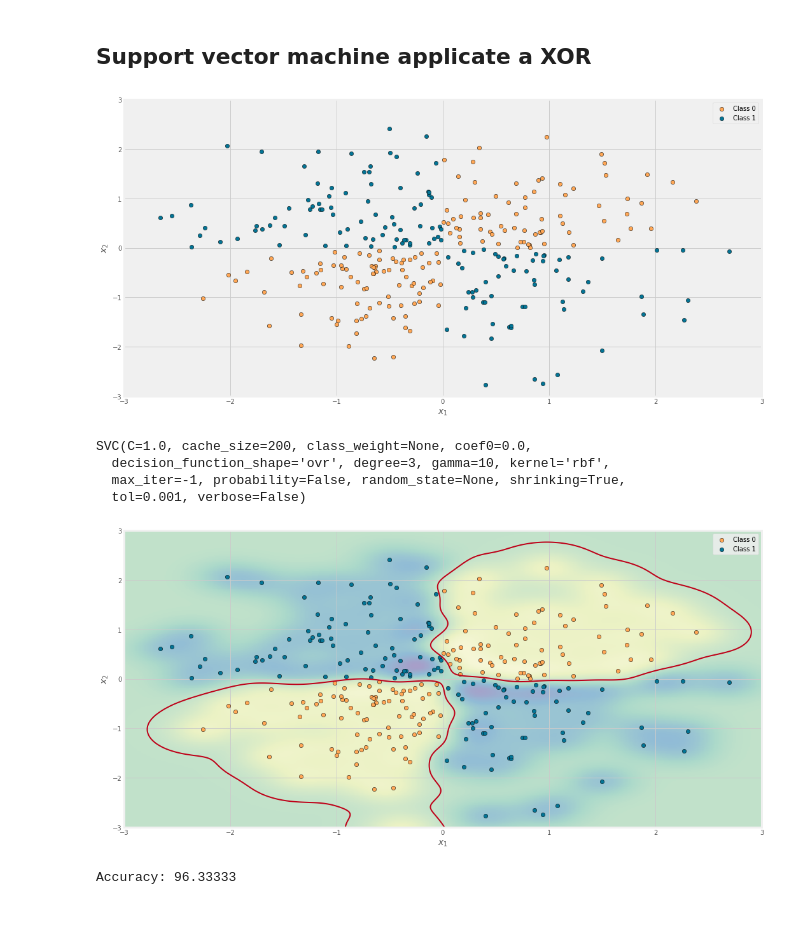
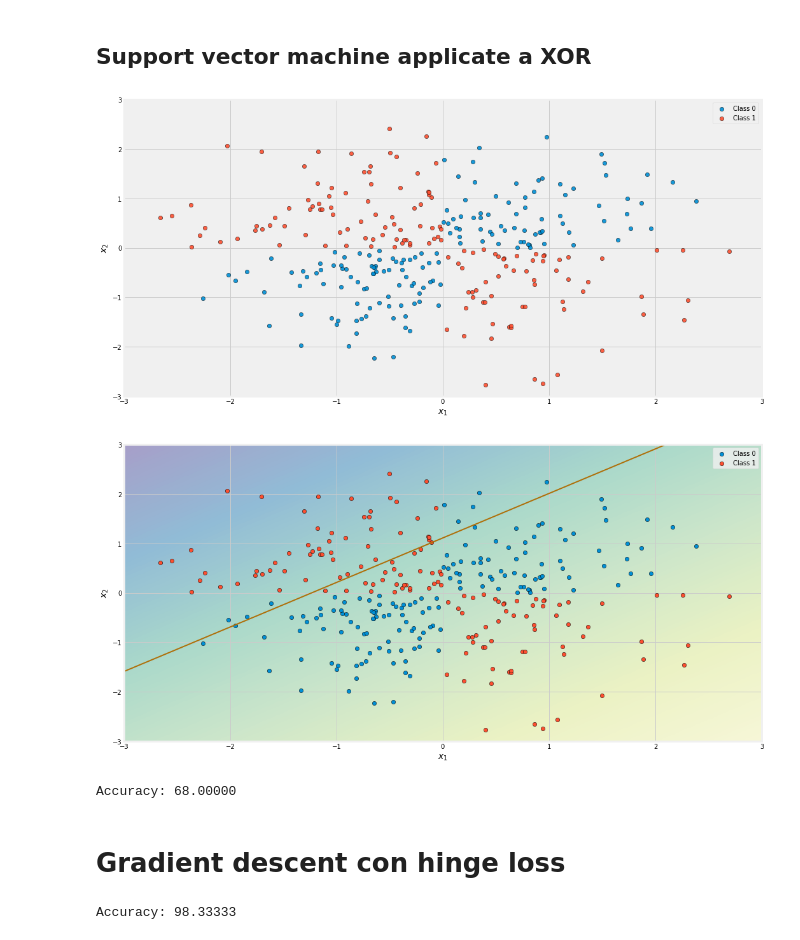
Before and after one commit to tvml/ml1819, a Jupyter notebook: codici/svm_xor.ipynb, the cells around one changed output. Drawn from its saved outputs; the diff is of its cells as text; code cells hidden in the pictures.

```diff
--- a/codici/svm_xor.ipynb
+++ b/codici/svm_xor.ipynb
@@ -32,8 +34,11 @@ plt.rcParams['figure.figsize'] = (16, 8)
 plt.rcParams['lines.linewidth'] = 2
 plt.rcParams['lines.markersize'] = 8
 
-colors = ['xkcd:pale orange', 'xkcd:sea blue', 'xkcd:pale red', 'xkcd:sage green', 'xkcd:terra cotta', 'xkcd:dull purple', 'xkcd:teal', 'xkcd:goldenrod', 'xkcd:cadet blue',
-          'xkcd:scarlet']
+colors = ['#008fd5', '#fc4f30', '#e5ae38', '#6d904f', '#8b8b8b', '#810f7c',
+'#137e6d', '#be0119', '#3b638c', '#af6f09', '#008fd5', '#fc4f30', '#e5ae38', '#6d904f', '#8b8b8b',
+'#810f7c', '#137e6d', '#be0119', '#3b638c', '#af6f09']
+
+cmap = mcolors.LinearSegmentedColormap.from_list("", ["#82cafc", "#069af3", "#0485d1", colors[0], colors[8]])
 cmap_big = cm.get_cmap('Spectral', 512)
 cmap = mcolors.ListedColormap(cmap_big(np.linspace(0.5, 1, 128)))
 # %%
@@ -45,10 +50,9 @@ Y = np.logical_xor(X[:, 0] > 0, X[:, 1] > 0)
 # %%
 fig = plt.figure(figsize=(16,8))
 fig.patch.set_facecolor('white')
-ax = fig.gca()
-for i, c in zip(range(2), colors):
+for i in range(2):
     idx = np.where(Y == i)
-    plt.scatter(X[idx, 0], X[idx, 1], c=c, s=40, edgecolors='k', label='Class {0:d}'.format(i),cmap=cMap)
+    plt.scatter(X[idx, 0], X[idx, 1], c=colors[i], s=40, edgecolors='k', alpha = .9, label='Class {0:d}'.format(i),cmap=cmap)
 plt.xlabel('$x_1$', fontsize=14)
 plt.ylabel('$x_2$', fontsize=14)
 plt.xticks(fontsize=10)
@@ -58,47 +62,44 @@ plt.ylim(-3, 3)
 plt.legend()
 plt.show()
 # %% [output]
-[figure, old version]
+[figure, new version]
 # %%
 # fit the model
-clf= svm.SVC(gamma=10)
-#clf=svm.SVC(kernel='linear')
+#clf= svm.SVC(gamma=10)
+clf=svm.SVC(kernel='linear')
 #clf=svm.SVC(kernel='poly', degree=3, coef0=1)
 #clf=svm.SVC(kernel='sigmoid', gamma=15)
-clf.fit(X, Y)
+clf = clf.fit(X, Y)
-# %% [output]
-SVC(C=1.0, cache_size=200, class_weight=None, coef0=0.0,
-  decision_function_shape='ovr', degree=3, gamma=10, kernel='rbf',
-  max_iter=-1, probability=False, random_state=None, shrinking=True,
-  tol=0.001, verbose=False)
 # %%
 # plot the decision function for each datapoint on the grid
 Z = clf.decision_function(np.c_[xx.ravel(), yy.ravel()])
 Z = Z.reshape(xx.shape)
 
 fig = plt.figure(figsize=(16,8))
 fig.patch.set_facecolor('white')
 ax = fig.gca()
 imshow_handle = plt.imshow(Z, interpolation='nearest',
            extent=(xx.min(), xx.max(), yy.min(), yy.max()), aspect='auto',
            origin='lower', alpha=.5, cmap=cmap)
 contours = plt.contour(xx, yy, Z, levels=[0], linewidths=2,
                        linetypes='--', colors=[colors[9]])
-for i, c in zip(range(2), plot_colors):
+for i in range(2):
     idx = np.where(Y == i)
-    plt.scatter(X[idx, 0], X[idx, 1], c=c, edgecolors='k', s=40,
+    plt.scatter(X[idx, 0], X[idx, 1], c=colors[i], edgecolors='k', s=40,
                 label='Class {0:d}'.format(i),cmap=cmap)
 plt.xlabel('$x_1$', fontsize=14)
 plt.ylabel('$x_2$', fontsize=14)
 plt.xticks(fontsize=10)
 plt.yticks(fontsize=10)
 plt.xlim(-3, 3)
 plt.ylim(-3, 3)
 plt.legend()
 plt.show()
 # %% [output]
-[figure, old version]
+[figure, new version]
 # %%
 print('Accuracy: {0:3.5f}'.format(np.sum(Y==clf.predict(X))/float(X.shape[0])*100))
 # %% [output]
-Accuracy: 96.33333
+Accuracy: 68.00000
+# %% [markdown]
+# Gradient descent con hinge loss
@@ -104,0 +111,4 @@ Accuracy: 96.33333
+# %%
+print('Accuracy: {0:3.5f}'.format(np.sum(Y==clf.predict(X_features))/float(X_features.shape[0])*100))
+# %% [output]
+Accuracy: 98.33333
```
Also changed, not shown: parts of 3 cells of this notebook, 8 other files.
